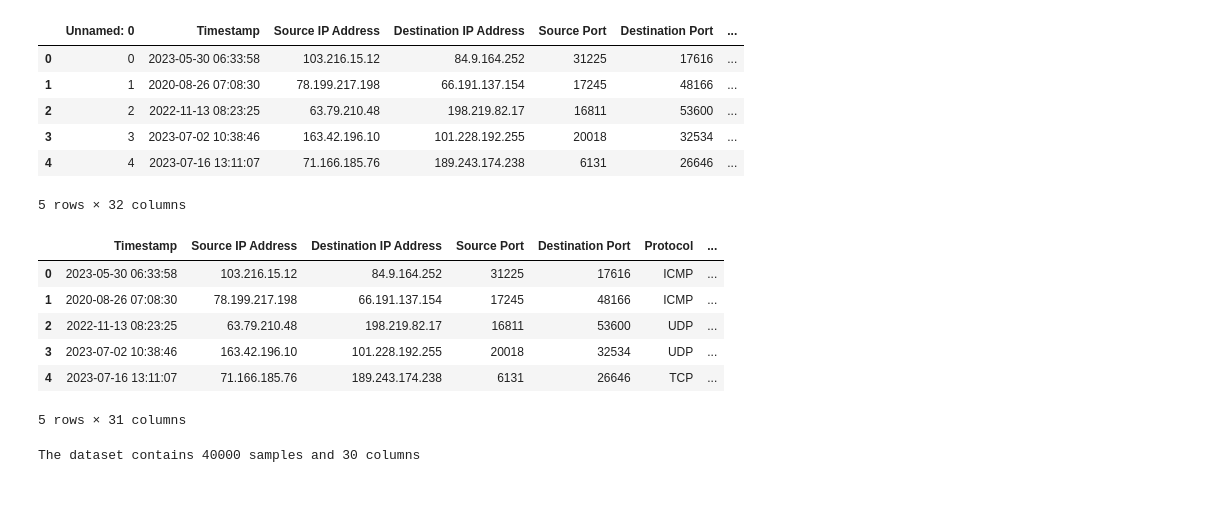
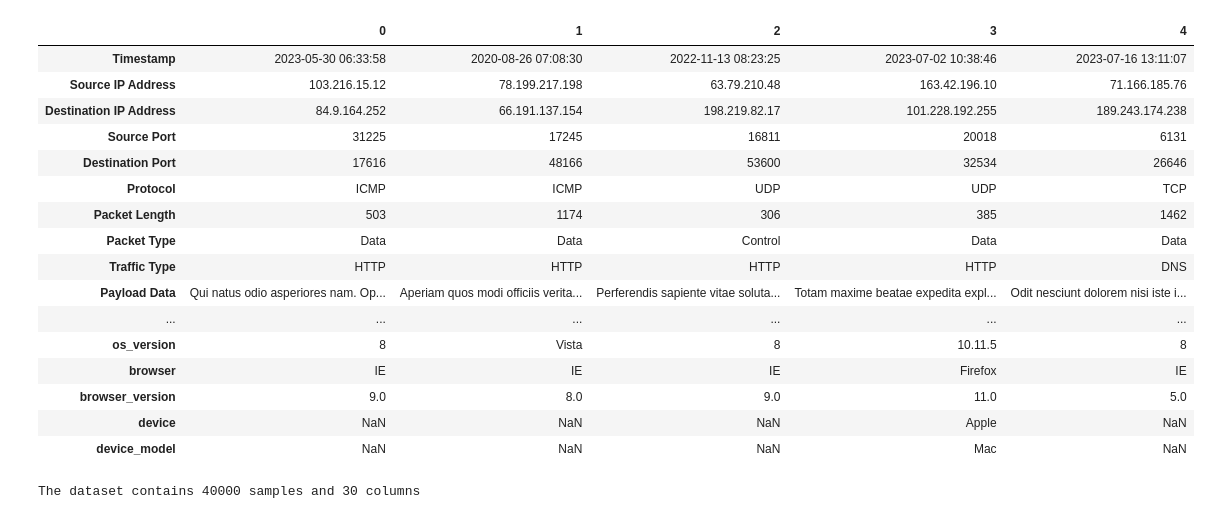
Before and after one commit to sacumesh/cyber-attack-predictor, a Jupyter notebook: notebook/experiment1_v2.ipynb, the cells around one changed output. Saved outputs shown, nothing was run; the diff lists cells and outputs as text; code cells hidden in the pictures.

```diff
--- a/notebook/experiment1_v2.ipynb
+++ b/notebook/experiment1_v2.ipynb
@@ -16,26 +20,26 @@ from sklearn.ensemble import RandomForestClassifier
 # %%
 
-df = pd.read_csv("Project 1\cybersecurity_attacks_new.csv")
-df.head()
+df = pd.read_csv("../dataset/cybersecurity_attacks_new.csv")
+df = df.drop(['Unnamed: 0'], axis=1)
+df.head().T
 # %% [output]
-|  | Unnamed: 0 | Timestamp | Source IP Address | Destination IP Address | Source Port | Destination Port | ... |
-| 0 | 0 | 2023-05-30 06:33:58 | 103.216.15.12 | 84.9.164.252 | 31225 | 17616 | ... |
-| 1 | 1 | 2020-08-26 07:08:30 | 78.199.217.198 | 66.191.137.154 | 17245 | 48166 | ... |
-| 2 | 2 | 2022-11-13 08:23:25 | 63.79.210.48 | 198.219.82.17 | 16811 | 53600 | ... |
-| 3 | 3 | 2023-07-02 10:38:46 | 163.42.196.10 | 101.228.192.255 | 20018 | 32534 | ... |
-| 4 | 4 | 2023-07-16 13:11:07 | 71.166.185.76 | 189.243.174.238 | 6131 | 26646 | ... |
+|  | 0 | 1 | 2 | 3 | 4 |
+| Timestamp | 2023-05-30 06:33:58 | 2020-08-26 07:08:30 | 2022-11-13 08:23:25 | 2023-07-02 10:38:46 | 2023-07-16 13:11:07 |
+| Source IP Address | 103.216.15.12 | 78.199.217.198 | 63.79.210.48 | 163.42.196.10 | 71.166.185.76 |
+| Destination IP Address | 84.9.164.252 | 66.191.137.154 | 198.219.82.17 | 101.228.192.255 | 189.243.174.238 |
+| Source Port | 31225 | 17245 | 16811 | 20018 | 6131 |
+| Destination Port | 17616 | 48166 | 53600 | 32534 | 26646 |
+| Protocol | ICMP | ICMP | UDP | UDP | TCP |
+| Packet Length | 503 | 1174 | 306 | 385 | 1462 |
+| Packet Type | Data | Data | Control | Data | Data |
+| Traffic Type | HTTP | HTTP | HTTP | HTTP | DNS |
+| Payload Data | Qui natus odio asperiores nam. Op... | Aperiam quos modi officiis verita... | Perferendis sapiente vitae soluta... | Totam maxime beatae expedita expl... | Odit nesciunt dolorem nisi iste i... |
+| ... | ... | ... | ... | ... | ... |
+| os_version | 8 | Vista | 8 | 10.11.5 | 8 |
+| browser | IE | IE | IE | Firefox | IE |
+| browser_version | 9.0 | 8.0 | 9.0 | 11.0 | 5.0 |
+| device | NaN | NaN | NaN | Apple | NaN |
+| device_model | NaN | NaN | NaN | Mac | NaN |
-5 rows × 32 columns
-# %%
-df = df.drop(['Unnamed: 0'], axis=1)
-df.head()
-# %% [output]
-|  | Timestamp | Source IP Address | Destination IP Address | Source Port | Destination Port | Protocol | ... |
-| 0 | 2023-05-30 06:33:58 | 103.216.15.12 | 84.9.164.252 | 31225 | 17616 | ICMP | ... |
-| 1 | 2020-08-26 07:08:30 | 78.199.217.198 | 66.191.137.154 | 17245 | 48166 | ICMP | ... |
-| 2 | 2022-11-13 08:23:25 | 63.79.210.48 | 198.219.82.17 | 16811 | 53600 | UDP | ... |
-| 3 | 2023-07-02 10:38:46 | 163.42.196.10 | 101.228.192.255 | 20018 | 32534 | UDP | ... |
-| 4 | 2023-07-16 13:11:07 | 71.166.185.76 | 189.243.174.238 | 6131 | 26646 | TCP | ... |
-5 rows × 31 columns
 # %%
 print(
     f"The dataset contains {df.shape[0]} samples and "
```
Also changed, not shown: parts of 1 cell of this notebook, 4 other files.
